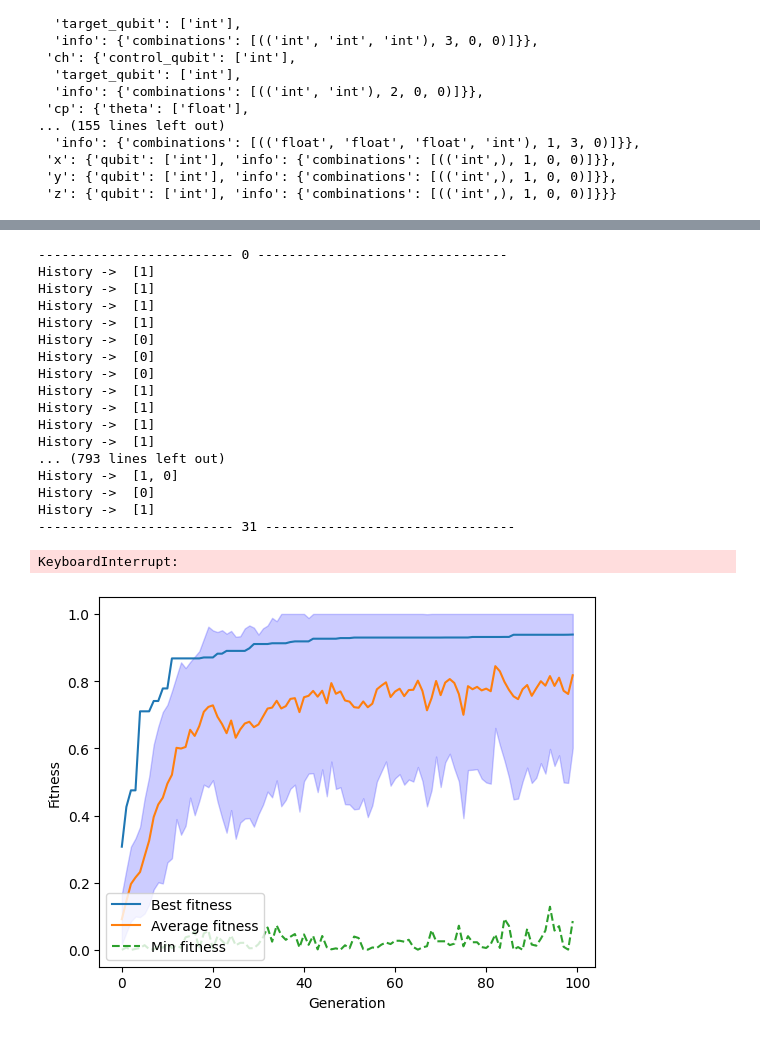
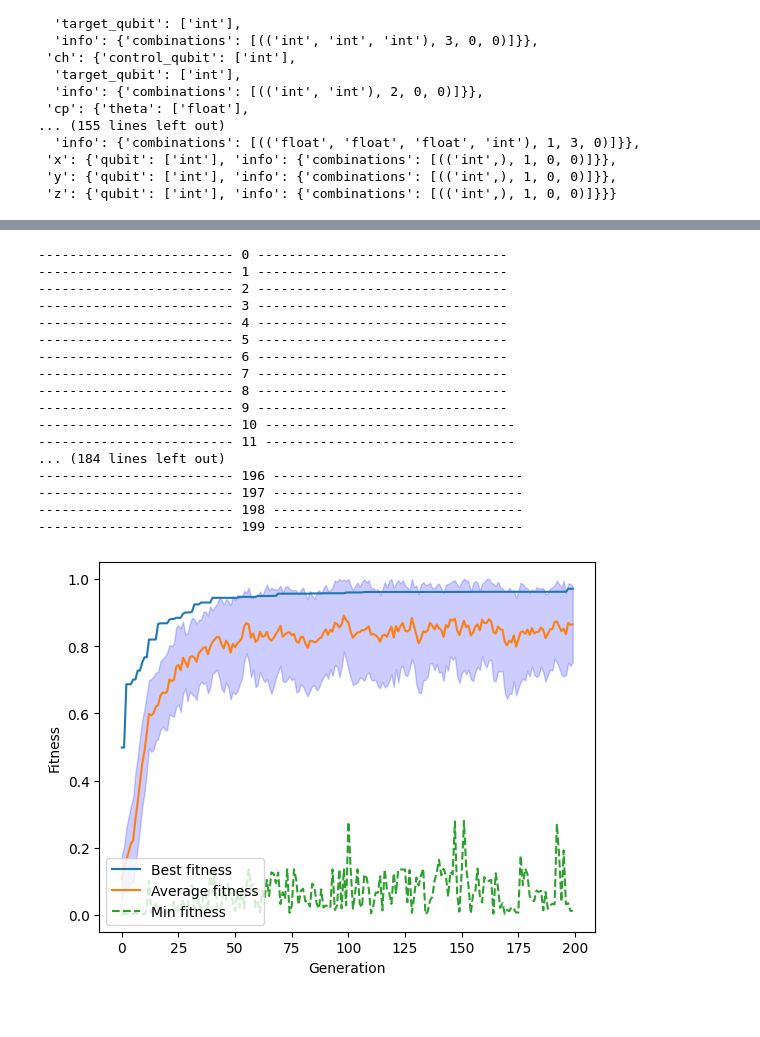
Before and after one commit to belowsky26/GAES4QCO, a Jupyter notebook: Untitled.ipynb, the cells around one changed output, grey strips where cells are left out. Saved outputs shown, nothing was run; the diff lists cells and outputs as text; code cells hidden in the pictures.

```diff
--- a/Untitled.ipynb
+++ b/Untitled.ipynb
@@ -266,4 +216,6 @@ def initialPopulation(numPopulation:int, numQubits:int, maxDepth:int, minDepth:i
     return population
 # %%
 #createPopulation(10,2, 5)
-population = initialPopulation(100, NUM_QUBITS, 15)
+populationsInital = []
+for i in range(10):
+    populationsInital.append(initialPopulation(200, circuitsTarget[i][0].n_qubits, circuitsTarget[i][0].m_gates))
@@ -288,4 +222,10 @@ Circuit [4 x 7] -- Fitness = None
 # %%
+def fidelityFitnessFunction(circuit:Circuit, svTarget:Statevector):
+    svTargetLocal = Statevector(svTarget)
+    svSolution = Statevector.from_instruction(circuit.circuit)
+    fidelity = state_fidelity(svSolution, svTargetLocal)
+    return max(0, fidelity)
+
 def selection(population:list[Circuit], svTarget:Statevector, lenPopulationNext:int):
     populationLocal = deepcopy(population)
     for circuit in populationLocal:
@@ -293,13 +233,9 @@ def selection(population:list[Circuit], svTarget:Statevector, lenPopulationNext:
             circuit.constructCircuit()
             circuit.fitness = fidelityFitnessFunction(circuit, svTarget)
     random.shuffle(populationLocal)
-    lenPopulation = len(populationLocal)
-    lenGroup = int(lenPopulation * PERCENT_GROUP)
     champions = []
-    for i in range(0, lenPopulation, lenGroup):
-        group = populationLocal[i:i+lenGroup]
-        champion = max(group, key=lambda circuit: circuit.fitness)
-        champions.append(champion)
+    champion = max(populationLocal, key=lambda circuit: circuit.fitness)
+    champions.append(champion)
 
     for _ in range(lenPopulationNext - len(champions)):
         group = random.sample(populationLocal, 2)
@@ -467,7 +408,7 @@ def mutationGateParameters(circuit:Circuit, svTarget:Statevector):
     return circuitLocal
     #? Utilizar Estratégias evolucionarias com Normal
 # %%
-def generations(population:list[Circuit], maxGeneration:int, svTarget:Statevector):
+def generations(population:list[Circuit], maxGeneration:int, maxDepth:int, svTarget:Statevector):
     populationGen = []
     populationLocal = deepcopy(population)
     populationGen.append(populationLocal)
@@ -475,55 +416,54 @@ def generations(population:list[Circuit], maxGeneration:int, svTarget:Statevecto
         print(f"------------------------- {gen} --------------------------------")
         populationSelected = selection(populationLocal, svTarget, len(populationLocal))
         populationNextGen = crossover(populationSelected)
-        populationNextGen = mutation(populationNextGen, svTarget)
+        populationNextGen = mutation(populationNextGen, svTarget, maxDepth)
         populationLocal = selection(populationLocal + populationNextGen, svTarget, len(populationLocal))
         populationGen.append(populationLocal)
     return populationGen
 # %%
-populationGen = generations(population, 100, SV_TARGET)
+populationGen = generations(populationsInital[0], 200, circuitsTarget[0][0].m_gates, circuitsTarget[0][1])
 # %% [output]
 ------------------------- 0 --------------------------------
-History ->  [1]
-History ->  [1]
-History ->  [1]
-History ->  [1]
-History ->  [0]
-History ->  [0]
-History ->  [0]
-History ->  [1]
-History ->  [1]
-History ->  [1]
-History ->  [1]
-... (793 lines left out)
-History ->  [1, 0]
-History ->  [0]
-History ->  [1]
-------------------------- 31 --------------------------------
+------------------------- 1 --------------------------------
+------------------------- 2 --------------------------------
+------------------------- 3 --------------------------------
+------------------------- 4 --------------------------------
+------------------------- 5 --------------------------------
+------------------------- 6 --------------------------------
+------------------------- 7 --------------------------------
+------------------------- 8 --------------------------------
+------------------------- 9 --------------------------------
+------------------------- 10 --------------------------------
+------------------------- 11 --------------------------------
+... (184 lines left out)
+------------------------- 196 --------------------------------
+------------------------- 197 --------------------------------
+------------------------- 198 --------------------------------
+------------------------- 199 --------------------------------
-KeyboardInterrupt:
 # %%
 # Calculando o fitness médio, máximo e mínimo para cada geração
 # Extraindo os valores de fitness para cada geração
 initialPopulation =populationGen.pop(0)
 fitness_max = [max(geracao, key=lambda x: x.fitness).fitness for geracao in populationGen]
 fitness_avg = [sum(x.fitness for x in gen)/len(gen) for gen in populationGen]
 fitness_min = [min(geracao, key=lambda x: x.fitness).fitness for geracao in populationGen]
-fitness_gen = [[x.fitness for x in geracao] for geracao in populationGen]
+fitness_gen = [[x.fitness for x in geracao if x.fitness >= 0.3] for geracao in populationGen]
 fitness_std = [float(np.std(x, ddof=0)) for x in fitness_gen]
 
 lower_bound = [max(fitness_avg[i] - fitness_std[i], 0) for i in range(len(fitness_avg))]
 upper_bound = [min(fitness_avg[i] + fitness_std[i], 1) for i in range(len(fitness_avg))]
 
 # Criando o gráfico
 plt.plot(fitness_max, label='Best fitness')
 plt.plot(fitness_avg, label='Average fitness')
 plt.fill_between(range(len(fitness_avg)), lower_bound, upper_bound, alpha=0.2, color='b')
 plt.plot(fitness_min, label='Min fitness', linestyle='--')
 plt.xlabel('Generation')
 plt.ylabel('Fitness')
 plt.legend(loc='lower left')
 plt.show()
 # %% [output]
-[figure, old version]
+[figure, new version]
 # %%
 circuitBest = max(populationGen[-1], key=lambda x: x.fitness)
 # %%
```
Also changed, not shown: parts of 13 cells of this notebook.
